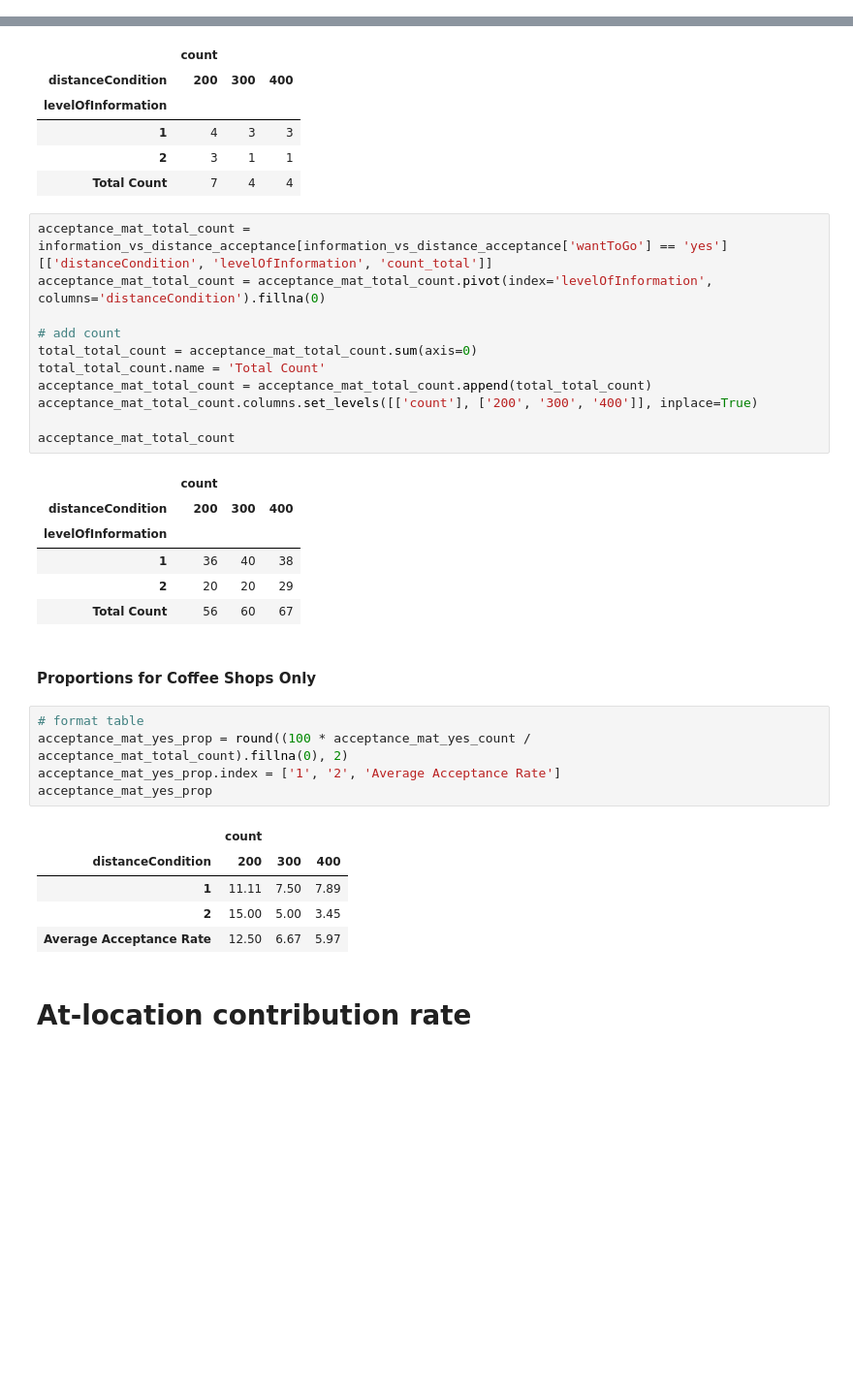
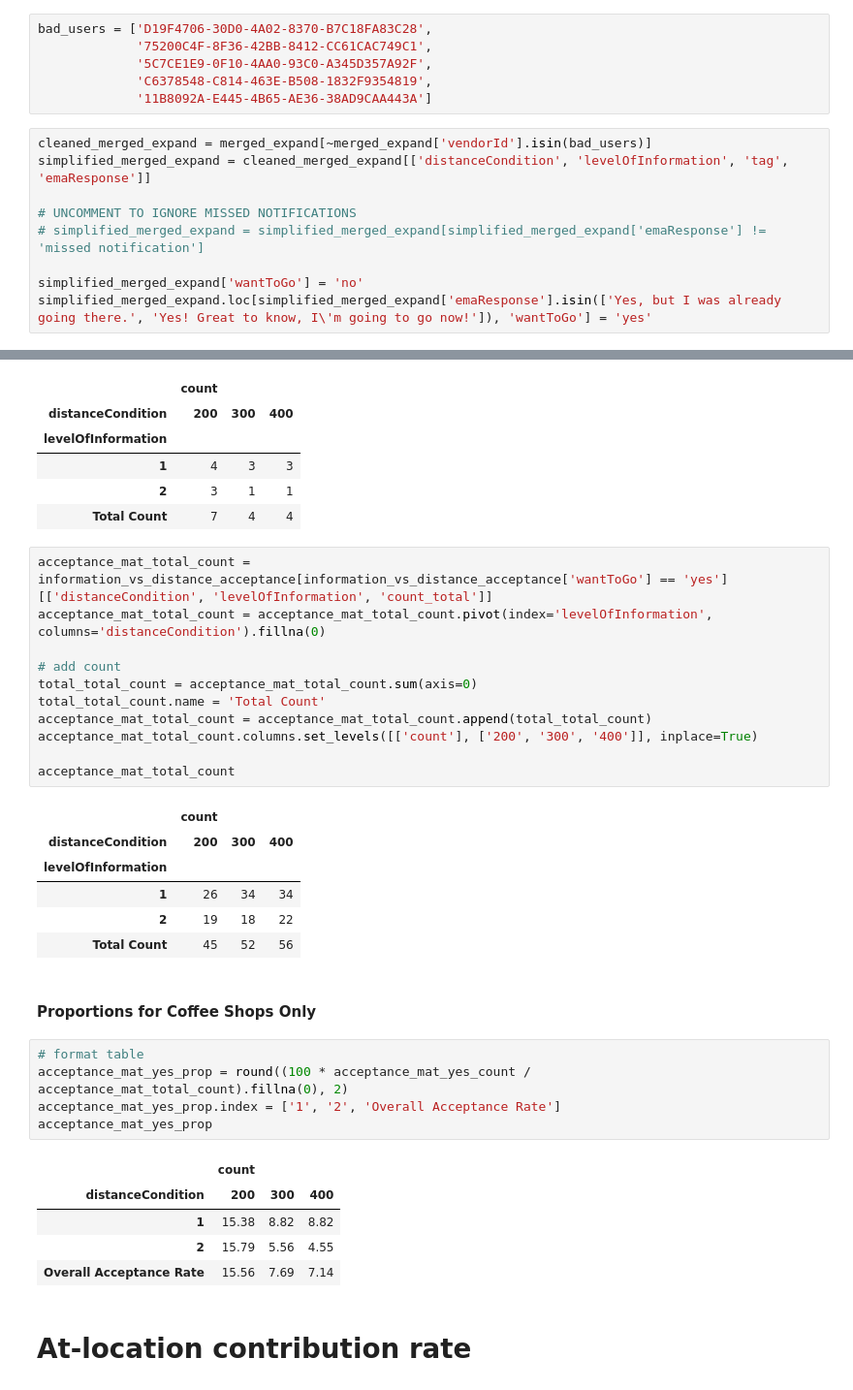
Before and after one commit to NUDelta/les-study-analysis, a Jupyter notebook: expand-exploit-study-analysis.ipynb, the cells around one changed output, grey strips where cells are left out. Shown at 97% size. Saved outputs shown, nothing was run; the diff lists cells and outputs as text; blank space fills up the shorter version.

```diff
--- a/expand-exploit-study-analysis.ipynb
+++ b/expand-exploit-study-analysis.ipynb
@@ -344,0 +301,15 @@ sns.distplot(missed_notification_proportion['proportion'], bins=20, kde=False)
+# %%
+bad_users = ['D19F4706-30D0-4A02-8370-B7C18FA83C28',
+             '75200C4F-8F36-42BB-8412-CC61CAC749C1',
+             '5C7CE1E9-0F10-4AA0-93C0-A345D357A92F',
+             'C6378548-C814-463E-B508-1832F9354819',
+             '11B8092A-E445-4B65-AE36-38AD9CAA443A']
+# %%
+cleaned_merged_expand = merged_expand[~merged_expand['vendorId'].isin(bad_users)]
+simplified_merged_expand = cleaned_merged_expand[['distanceCondition', 'levelOfInformation', 'tag', 'emaResponse']]
+
+# UNCOMMENT TO IGNORE MISSED NOTIFICATIONS
+# simplified_merged_expand = simplified_merged_expand[simplified_merged_expand['emaResponse'] != 'missed notification']
+
+simplified_merged_expand['wantToGo'] = 'no'
+simplified_merged_expand.loc[simplified_merged_expand['emaResponse'].isin(['Yes, but I was already going there.', 'Yes! Great to know, I\'m going to go now!']), 'wantToGo'] = 'yes'
@@ -548,22 +634,22 @@ acceptance_mat_total_count
 |  | count |  |  |
 | distanceCondition | 200 | 300 | 400 |
 | levelOfInformation |  |  |  |
-| 1 | 36 | 40 | 38 |
-| 2 | 20 | 20 | 29 |
-| Total Count | 56 | 60 | 67 |
+| 1 | 26 | 34 | 34 |
+| 2 | 19 | 18 | 22 |
+| Total Count | 45 | 52 | 56 |
 # %% [markdown]
 #### Proportions for Coffee Shops Only
 # %%
 # format table
 acceptance_mat_yes_prop = round((100 * acceptance_mat_yes_count / acceptance_mat_total_count).fillna(0), 2)
-acceptance_mat_yes_prop.index = ['1', '2', 'Average Acceptance Rate']
+acceptance_mat_yes_prop.index = ['1', '2', 'Overall Acceptance Rate']
 acceptance_mat_yes_prop
 # %% [output]
 |  | count |  |  |
 | distanceCondition | 200 | 300 | 400 |
-| 1 | 11.11 | 7.50 | 7.89 |
-| 2 | 15.00 | 5.00 | 3.45 |
-| Average Acceptance Rate | 12.50 | 6.67 | 5.97 |
+| 1 | 15.38 | 8.82 | 8.82 |
+| 2 | 15.79 | 5.56 | 4.55 |
+| Overall Acceptance Rate | 15.56 | 7.69 | 7.14 |
 # %% [markdown]
 # At-location contribution rate
 # %%
```
Also changed, not shown: parts of 25 cells of this notebook, 1 other file.
